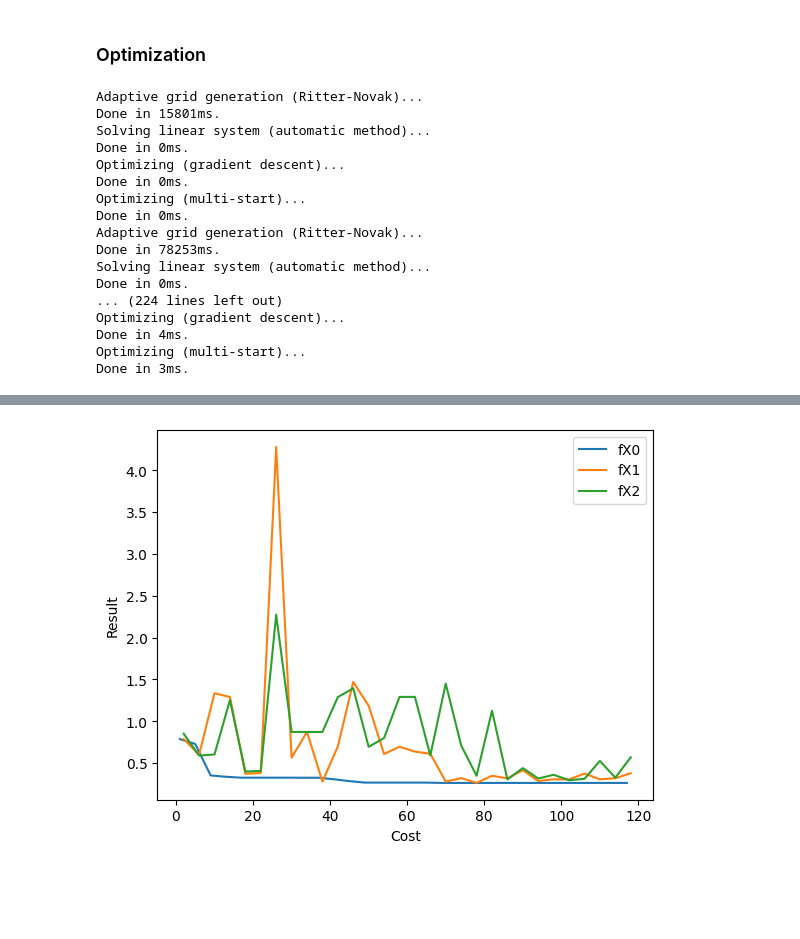
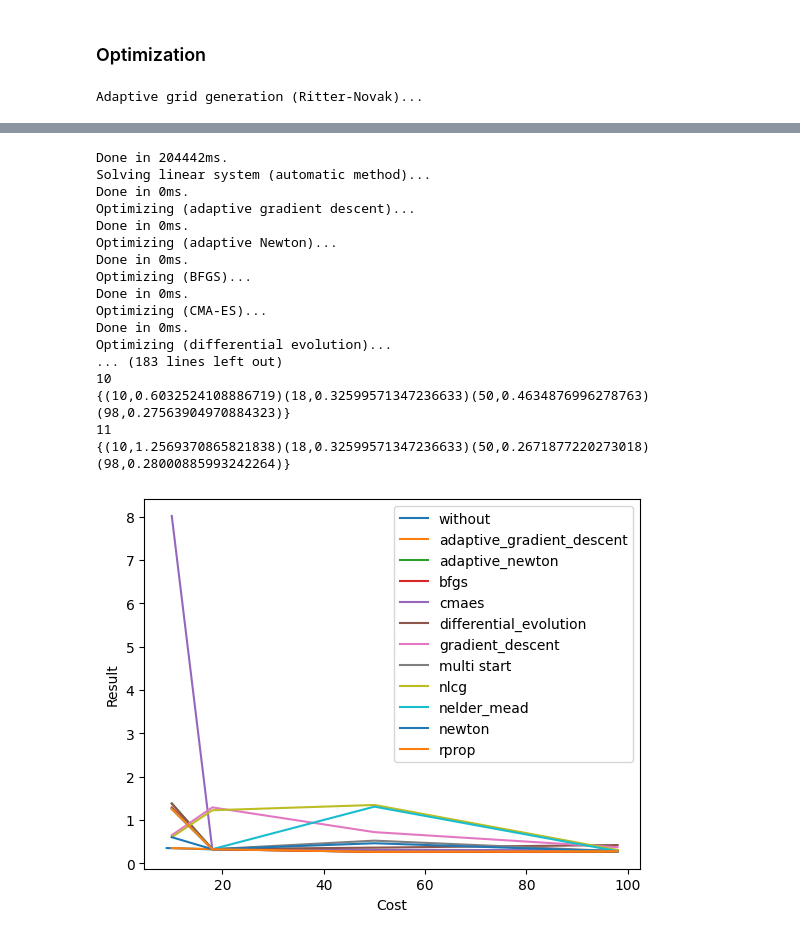
Before and after one commit to Muxlll/Masterarbeit, a Jupyter notebook: Code/Machine_learning_experiments/Optimizer_analysis.ipynb, the cells around one changed output, grey strips where cells are left out. Drawn from its saved outputs; the diff is of its cells as text; code cells hidden in the pictures; blank space fills up the shorter version.

```diff
--- a/Code/Machine_learning_experiments/Optimizer_analysis.ipynb
+++ b/Code/Machine_learning_experiments/Optimizer_analysis.ipynb
@@ -192,29 +196,39 @@ class ExampleFunction(pysgpp.ScalarFunction):
 
         return evaluate_model(epochs, batch_size, model_learning_rate, number_of_layers, neurons_per_layer)
 
-BUDGETS = [1 + i * 4 for i in range(30)]
+BUDGETS = [10, 20, 50, 100]
 
-
-RESULTS = [[], [], []]
-COSTS = [[], [], []]
+RESULTS = [[], [], [], [], [], [], [], [], [], [], [], []]
+RESULT_STRINGS = ["{", "{", "{", "{", "{", "{", "{", "{", "{", "{", "{", "{"]
+COSTS = [[], []]
 
 for budget in BUDGETS:
 
-    optimizer = HPO.SparseGridSearchOptimization(dataset, ExampleFunction(), hyperparameterspace, budget, verbosity=0, degree=4, adaptivity=0.85)
-    [x0, fX0, x1, fX1, x2, fX2], cost = optimizer.fit()
+    optimizer = HPO.SparseGridSearchOptimization(dataset, ExampleFunction(), hyperparameterspace, budget, verbosity=0, degree=2, adaptivity=0.85)
+    result, cost = optimizer.fit()
 
-    RESULTS[0].append(fX0)
-    RESULTS[1].append(fX1)
-    RESULTS[2].append(fX2)
+
+    RESULTS[0].append(result[0])
+    RESULT_STRINGS[0] += "(" + str(cost) + "," + str(result[i]) + ")"
+
+    for i in range(11):
+        RESULTS[i+1].append(result[i])
+        RESULT_STRINGS[i+1] += "(" + str(cost+1) + "," + str(result[i]) + ")"
 
     COSTS[0].append(cost)
     COSTS[1].append(cost + 1)
-    COSTS[2].append(cost + 1)
 
 
-plt.plot(COSTS[0], RESULTS[0], label="fX0")
-plt.plot(COSTS[1], RESULTS[1], label="fX1")
-plt.plot(COSTS[2], RESULTS[2], label="fX2")
+    for i in range(12):
+        print(i)
+        print(RESULT_STRINGS[i]+"}")
+
+
+optimizer_names = ["adaptive_gradient_descent","adaptive_newton","bfgs","cmaes","differential_evolution","gradient_descent","multi start","nlcg","nelder_mead","newton","rprop"]
+
+plt.plot(COSTS[0], RESULTS[0], label="without")
+for i in range(11):
+    plt.plot(COSTS[1], RESULTS[i+1], label=optimizer_names[i])
 
 # naming the x axis
 plt.xlabel('Cost')
@@ -228,19 +242,3 @@ plt.legend()
 plt.show()
 # %% [output]
 Adaptive grid generation (Ritter-Novak)...
-Done in 15801ms.
-Solving linear system (automatic method)...
-Done in 0ms.
-Optimizing (gradient descent)...
-Done in 0ms.
-Optimizing (multi-start)...
-Done in 0ms.
-Adaptive grid generation (Ritter-Novak)...
-Done in 78253ms.
-Solving linear system (automatic method)...
-Done in 0ms.
-... (224 lines left out)
-Optimizing (gradient descent)...
-Done in 4ms.
-Optimizing (multi-start)...
-Done in 3ms.
@@ -247 +246,18 @@ Done in 3ms.
+Done in 204442ms.
+Solving linear system (automatic method)...
+Done in 0ms.
+Optimizing (adaptive gradient descent)...
+Done in 0ms.
+Optimizing (adaptive Newton)...
+Done in 0ms.
+Optimizing (BFGS)...
+Done in 0ms.
+Optimizing (CMA-ES)...
+Done in 0ms.
+Optimizing (differential evolution)...
+... (183 lines left out)
+10
+{(10,0.6032524108886719)(18,0.32599571347236633)(50,0.4634876996278763)(98,0.27563904970884323)}
+11
+{(10,1.2569370865821838)(18,0.32599571347236633)(50,0.2671877220273018)(98,0.28000885993242264)}
-[figure, old version]
+[figure, new version]
```
Also changed, not shown: parts of 2 cells of this notebook, 15 other files.
